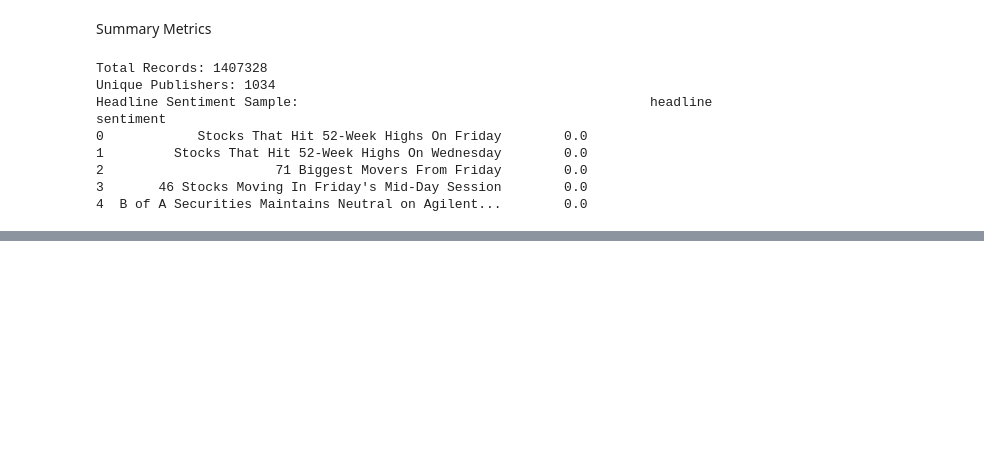
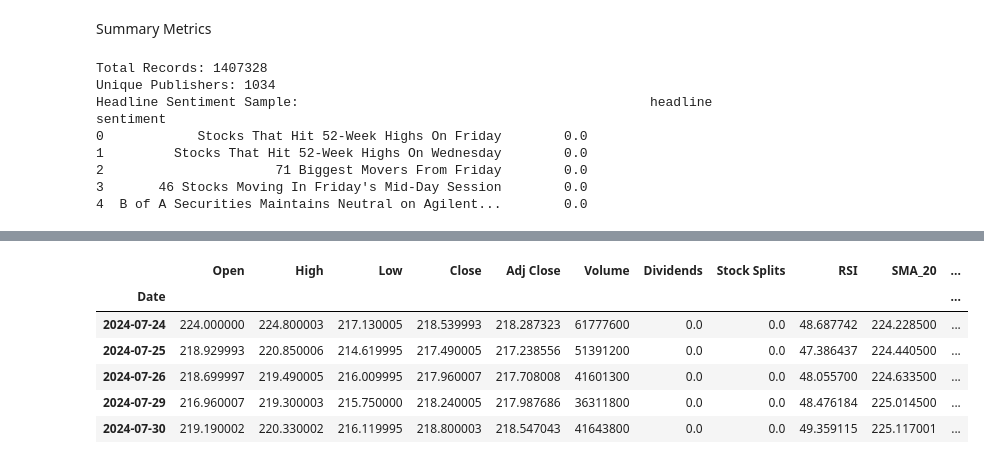
Before and after one commit to BetselotYitagesu/news_sentiment_stock, a Jupyter notebook: notebooks/eda_news_sentiment.ipynb, the cells around one changed output, grey strips where cells are left out. Saved outputs shown, nothing was run; the diff lists cells and outputs as text; code cells hidden in the pictures; blank space fills up the shorter version.

```diff
--- a/notebooks/eda_news_sentiment.ipynb
+++ b/notebooks/eda_news_sentiment.ipynb
@@ -235,0 +266,24 @@ Headline Sentiment Sample:                                             headline
+# %%
+# ***Calculate Technical Indicators with TA-Lib***
+
+import talib
+
+# Calculate RSI (Relative Strength Index)
+df["RSI"] = talib.RSI(df["Close"], timeperiod=14)
+
+# Calculate SMA (Simple Moving Average)
+df["SMA_20"] = talib.SMA(df["Close"], timeperiod=20)
+
+# Calculate MACD
+df["MACD"], df["MACD_Signal"], df["MACD_Hist"] = talib.MACD(df["Close"], fastperiod=12, slowperiod=26, signalperiod=9)
+
+# Optional: check the last few rows
+df.tail()
+# %% [output]
+|  | Open | High | Low | Close | Adj Close | Volume | Dividends | Stock Splits | RSI | SMA_20 | ... |
+| Date |  |  |  |  |  |  |  |  |  |  | ... |
+| 2024-07-24 | 224.000000 | 224.800003 | 217.130005 | 218.539993 | 218.287323 | 61777600 | 0.0 | 0.0 | 48.687742 | 224.228500 | ... |
+| 2024-07-25 | 218.929993 | 220.850006 | 214.619995 | 217.490005 | 217.238556 | 51391200 | 0.0 | 0.0 | 47.386437 | 224.440500 | ... |
+| 2024-07-26 | 218.699997 | 219.490005 | 216.009995 | 217.960007 | 217.708008 | 41601300 | 0.0 | 0.0 | 48.055700 | 224.633500 | ... |
+| 2024-07-29 | 216.960007 | 219.300003 | 215.750000 | 218.240005 | 217.987686 | 36311800 | 0.0 | 0.0 | 48.476184 | 225.014500 | ... |
+| 2024-07-30 | 219.190002 | 220.330002 | 216.119995 | 218.800003 | 218.547043 | 41643800 | 0.0 | 0.0 | 49.359115 | 225.117001 | ... |
```
Also changed, not shown: parts of 6 cells of this notebook.
